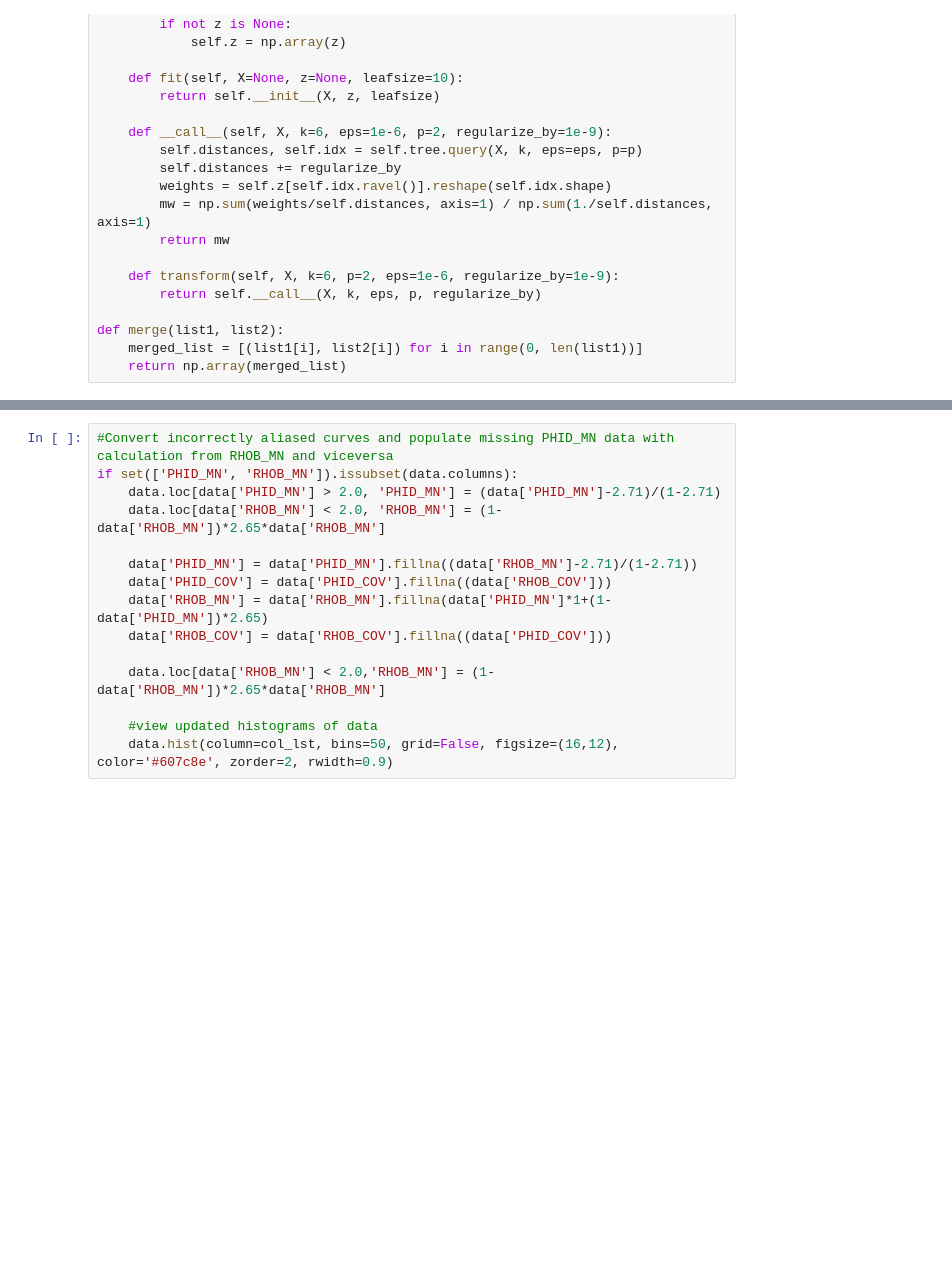
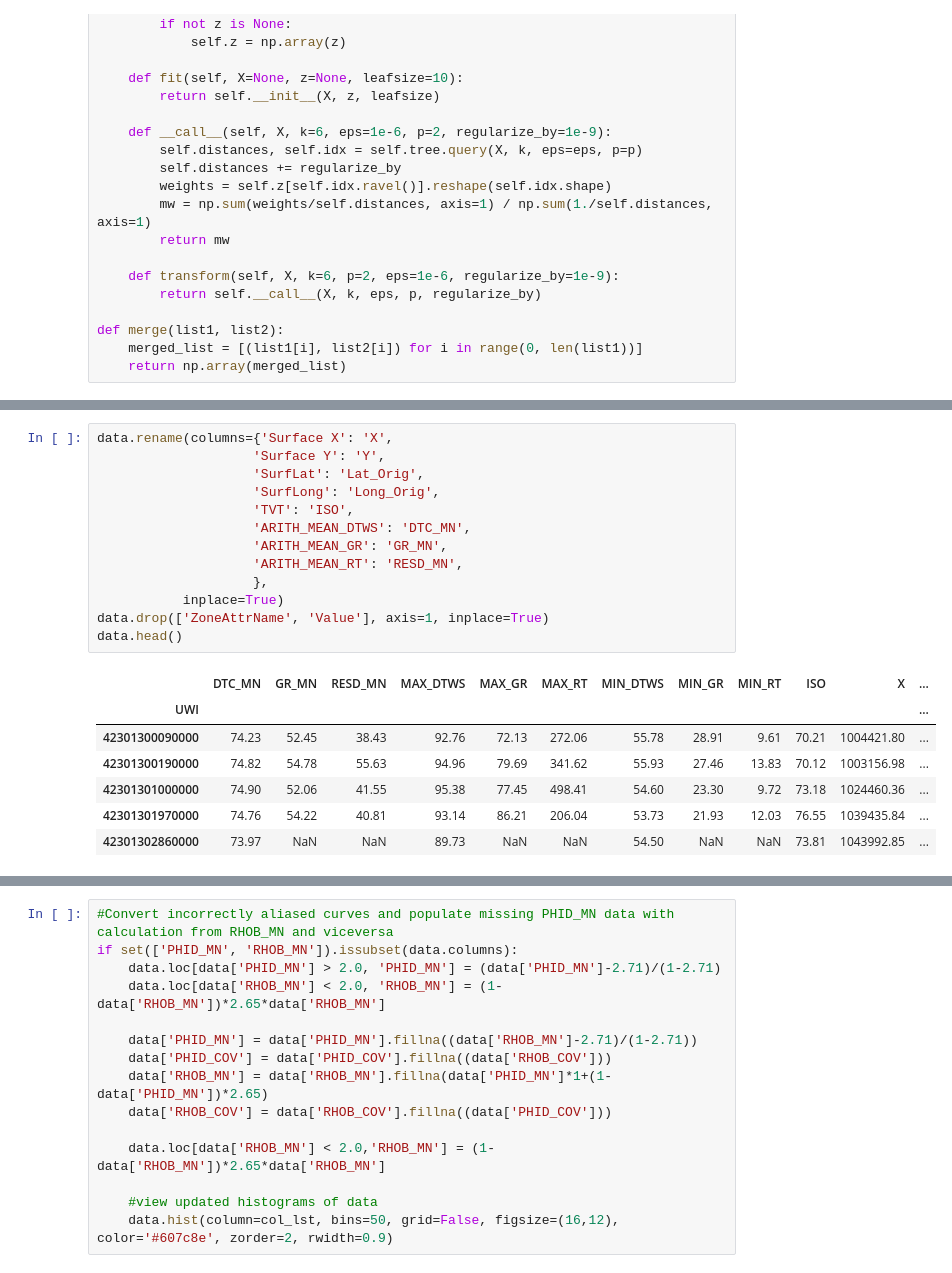
Before and after one commit to dderenthal/BEST_FIT_MAPPING, a Jupyter notebook: Best-Fit Mapping 4_14_21_GIDDINGS_Eric.ipynb, the cells around one changed output, grey strips where cells are left out. Saved outputs shown, nothing was run; the diff lists cells and outputs as text; blank space fills up the shorter version.

```diff
--- a/Best-Fit Mapping 4_14_21_GIDDINGS_Eric.ipynb
+++ b/Best-Fit Mapping 4_14_21_GIDDINGS_Eric.ipynb
@@ -85,3 +117,24 @@ data.describe()
+# %%
+data.rename(columns={'Surface X': 'X',
+                    'Surface Y': 'Y',
+                    'SurfLat': 'Lat_Orig',
+                    'SurfLong': 'Long_Orig',
+                    'TVT': 'ISO',
+                    'ARITH_MEAN_DTWS': 'DTC_MN',
+                    'ARITH_MEAN_GR': 'GR_MN',
+                    'ARITH_MEAN_RT': 'RESD_MN',
+                    },
+           inplace=True)
+data.drop(['ZoneAttrName', 'Value'], axis=1, inplace=True)
+data.head()
+# %% [output]
+|  | DTC_MN | GR_MN | RESD_MN | MAX_DTWS | MAX_GR | MAX_RT | MIN_DTWS | MIN_GR | MIN_RT | ISO | X | ... |
+| UWI |  |  |  |  |  |  |  |  |  |  |  | ... |
+| 42301300090000 | 74.23 | 52.45 | 38.43 | 92.76 | 72.13 | 272.06 | 55.78 | 28.91 | 9.61 | 70.21 | 1004421.80 | ... |
+| 42301300190000 | 74.82 | 54.78 | 55.63 | 94.96 | 79.69 | 341.62 | 55.93 | 27.46 | 13.83 | 70.12 | 1003156.98 | ... |
+| 42301301000000 | 74.90 | 52.06 | 41.55 | 95.38 | 77.45 | 498.41 | 54.60 | 23.30 | 9.72 | 73.18 | 1024460.36 | ... |
+| 42301301970000 | 74.76 | 54.22 | 40.81 | 93.14 | 86.21 | 206.04 | 53.73 | 21.93 | 12.03 | 76.55 | 1039435.84 | ... |
+| 42301302860000 | 73.97 | NaN | NaN | 89.73 | NaN | NaN | 54.50 | NaN | NaN | 73.81 | 1043992.85 | ... |
 # %%
 col_lst = []
 
```
Also changed, not shown: parts of 15 cells of this notebook.
